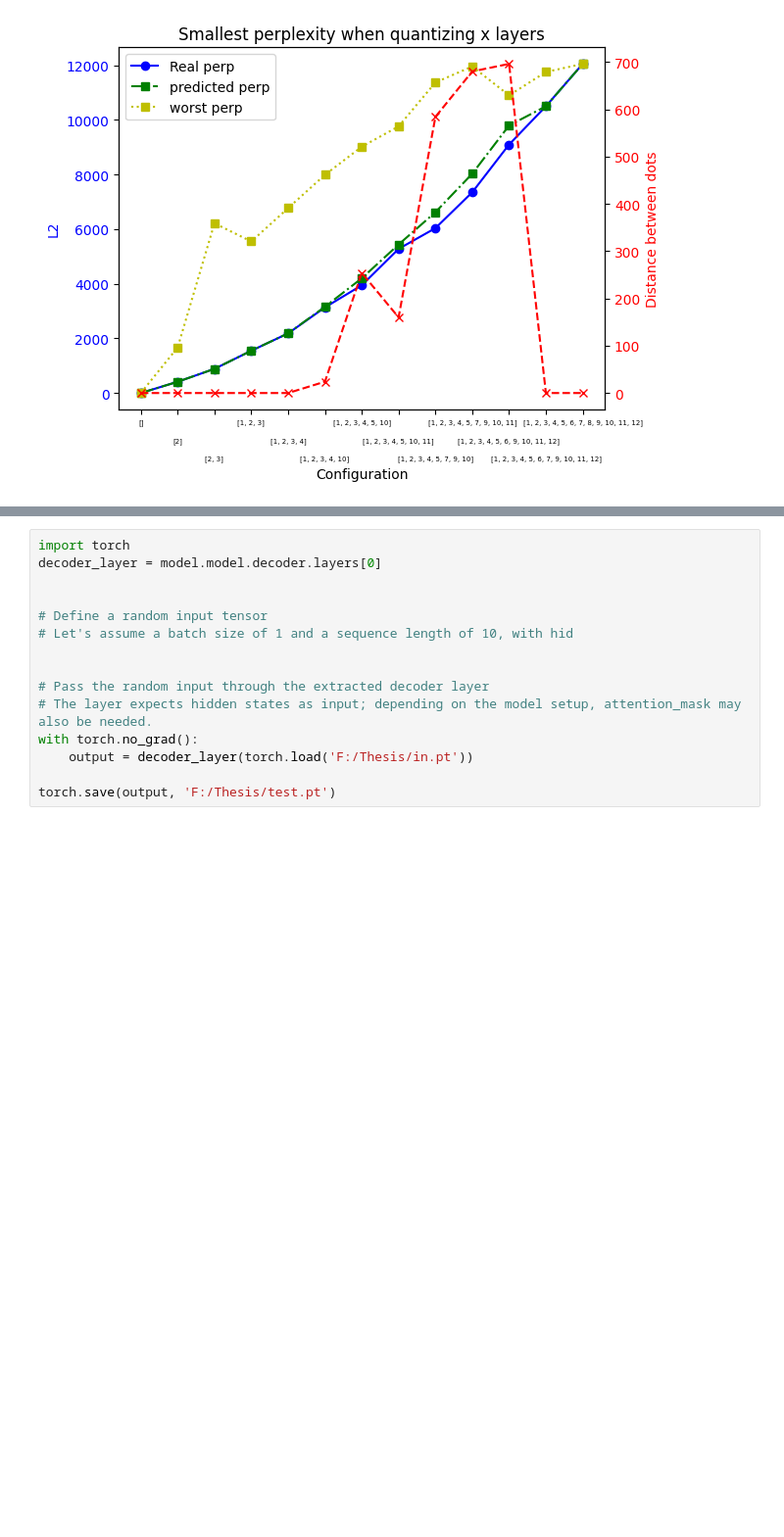
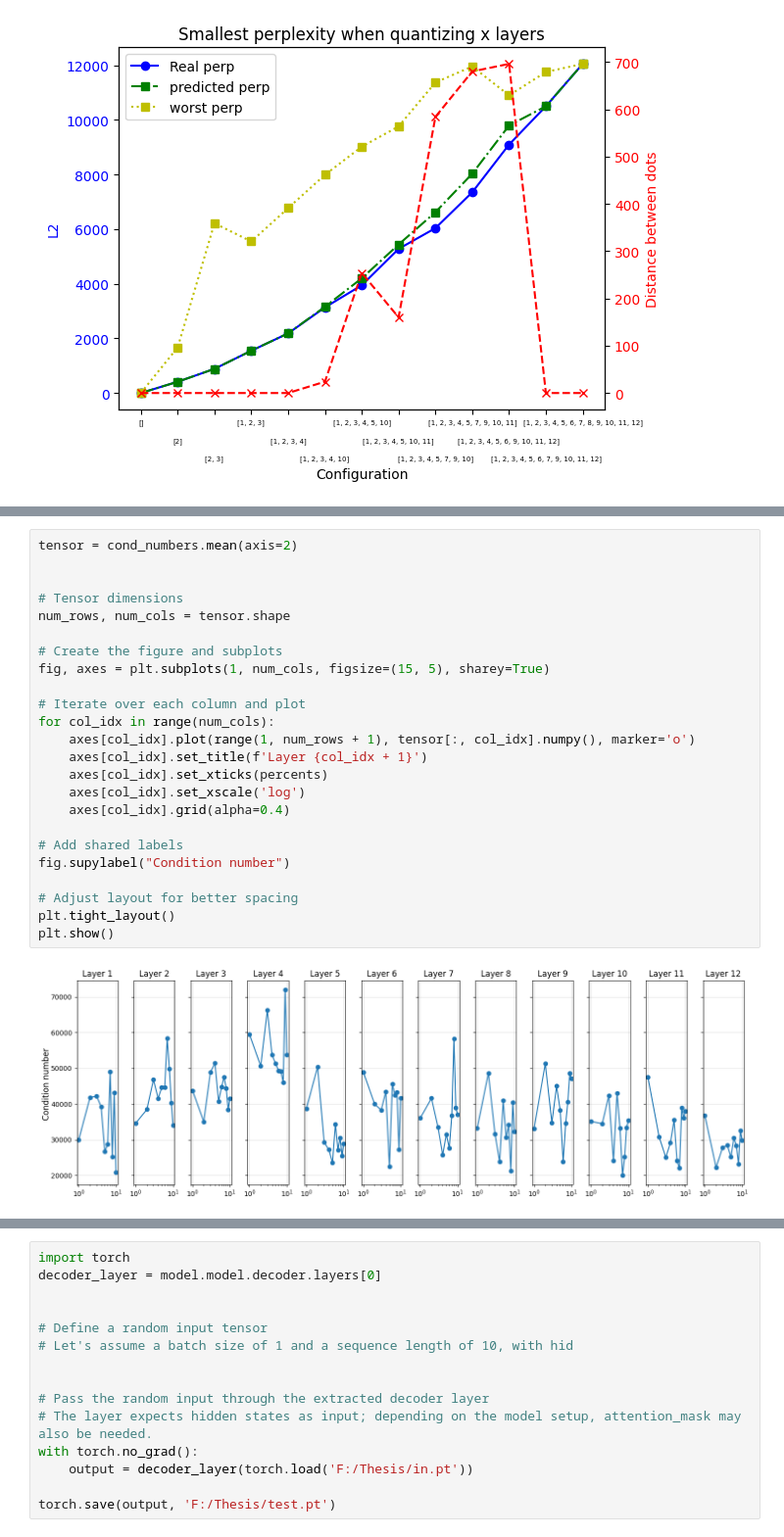
Before and after one commit to Aure20/AutoGPTQ, a Jupyter notebook: perplexity_estimation/quantization_test.ipynb, the cells around one changed output, grey strips where cells are left out. Shown at 98% size. Drawn from its saved outputs; the diff is of its cells as text; blank space fills up the shorter version.

```diff
--- a/perplexity_estimation/quantization_test.ipynb
+++ b/perplexity_estimation/quantization_test.ipynb
@@ -460,0 +560,26 @@ OPTForCausalLM(
+# %%
+tensor = cond_numbers.mean(axis=2)
+
+
+# Tensor dimensions
+num_rows, num_cols = tensor.shape
+
+# Create the figure and subplots
+fig, axes = plt.subplots(1, num_cols, figsize=(15, 5), sharey=True)
+
+# Iterate over each column and plot
+for col_idx in range(num_cols):
+    axes[col_idx].plot(range(1, num_rows + 1), tensor[:, col_idx].numpy(), marker='o')
+    axes[col_idx].set_title(f'Layer {col_idx + 1}')
+    axes[col_idx].set_xticks(percents)
+    axes[col_idx].set_xscale('log')
+    axes[col_idx].grid(alpha=0.4)
+
+# Add shared labels
+fig.supylabel("Condition number")
+
+# Adjust layout for better spacing
+plt.tight_layout()
+plt.show()
+# %% [output]
+[figure, added]
```
Also changed, not shown: parts of 13 cells of this notebook, 6 other files.
